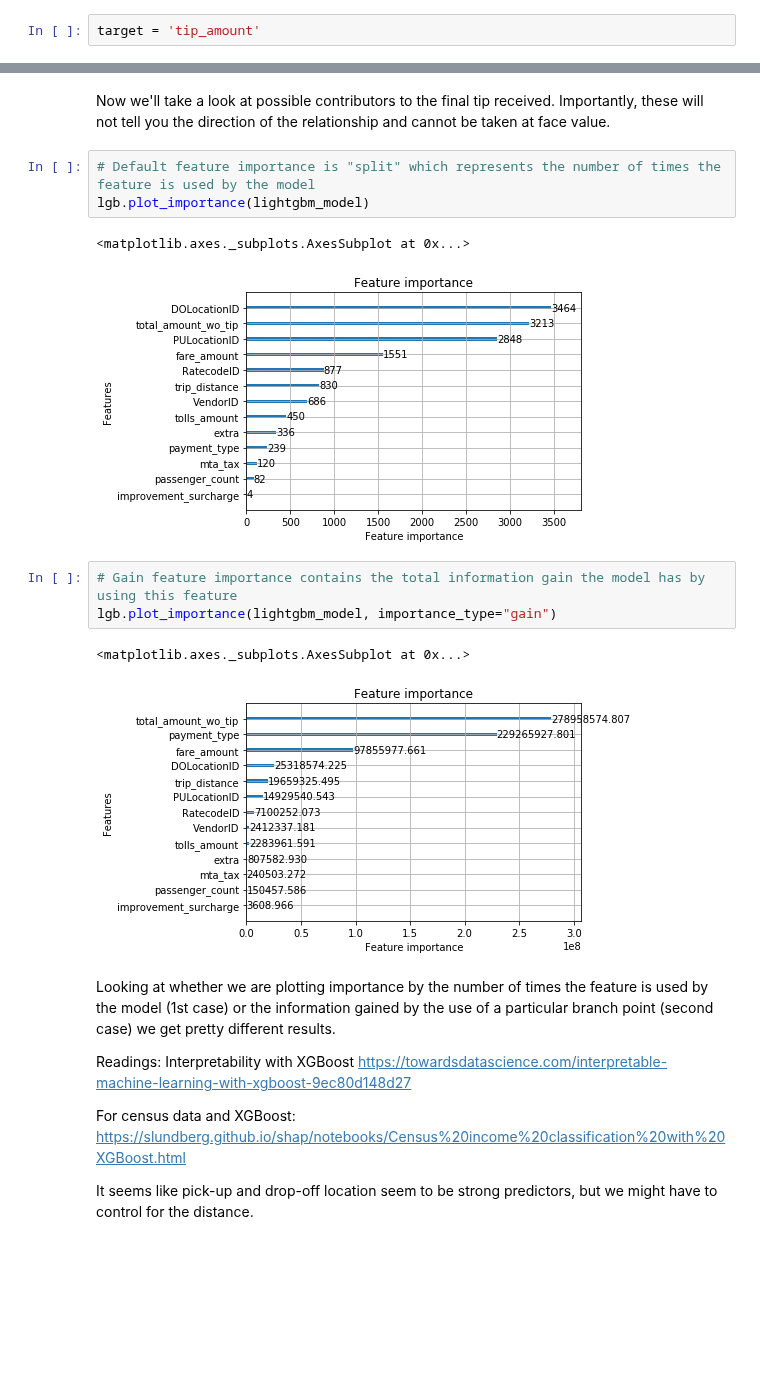
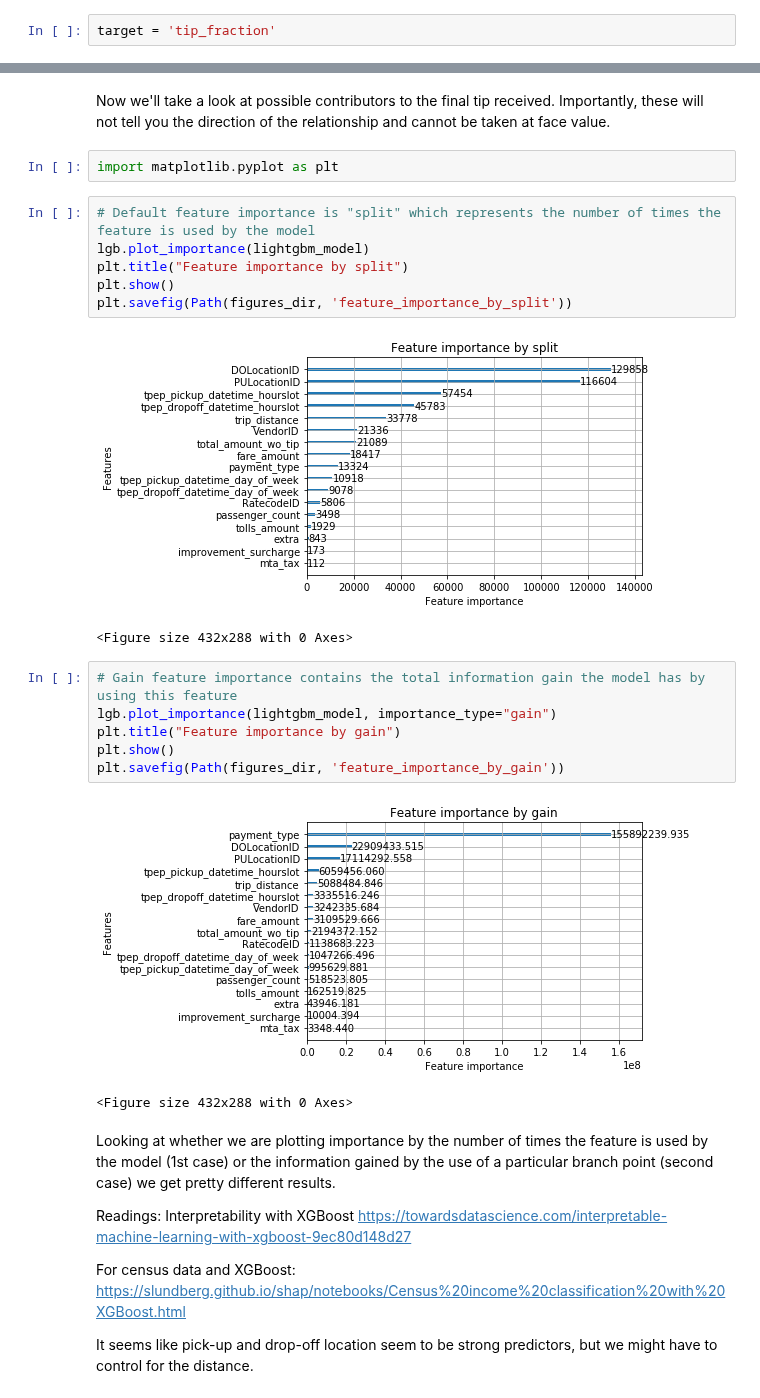
Before and after one commit to justinwhatley/interpretability_experiment, a Jupyter notebook: 3_lightgbm_interpretability.ipynb, the cells around one changed output, grey strips where cells are left out. Drawn from its saved outputs; the diff is of its cells as text; blank space fills up the shorter version.

```diff
--- a/3_lightgbm_interpretability.ipynb
+++ b/3_lightgbm_interpretability.ipynb
@@ -82,2 +76,2 @@ input_columns = ['VendorID',
 # %%
-target = 'tip_amount'
+target = 'tip_fraction'
@@ -247,18 +252,26 @@ The model is clearly learning something here
 ### Try built-in explainer
 # %% [markdown]
 Now we'll take a look at possible contributors to the final tip received. Importantly, these will not tell you the direction of the relationship and cannot be taken at face value.
+# %%
+import matplotlib.pyplot as plt
 # %%
 # Default feature importance is "split" which represents the number of times the feature is used by the model
 lgb.plot_importance(lightgbm_model)
+plt.title("Feature importance by split")
+plt.show()
+plt.savefig(Path(figures_dir, 'feature_importance_by_split'))
 # %% [output]
+[figure, new version]
-<matplotlib.axes._subplots.AxesSubplot at 0x...>
+<Figure size 432x288 with 0 Axes>
-[figure, old version]
 # %%
 # Gain feature importance contains the total information gain the model has by using this feature
 lgb.plot_importance(lightgbm_model, importance_type="gain")
+plt.title("Feature importance by gain")
+plt.show()
+plt.savefig(Path(figures_dir, 'feature_importance_by_gain'))
 # %% [output]
+[figure, new version]
-<matplotlib.axes._subplots.AxesSubplot at 0x...>
+<Figure size 432x288 with 0 Axes>
-[figure, old version]
 # %% [markdown]
 Looking at whether we are plotting importance by the number of times the feature is used by the model (1st case) or the information gained by the use of a particular branch point (second case) we get pretty different results.
 
```
Also changed, not shown: parts of 41 cells of this notebook, 2 other files.
